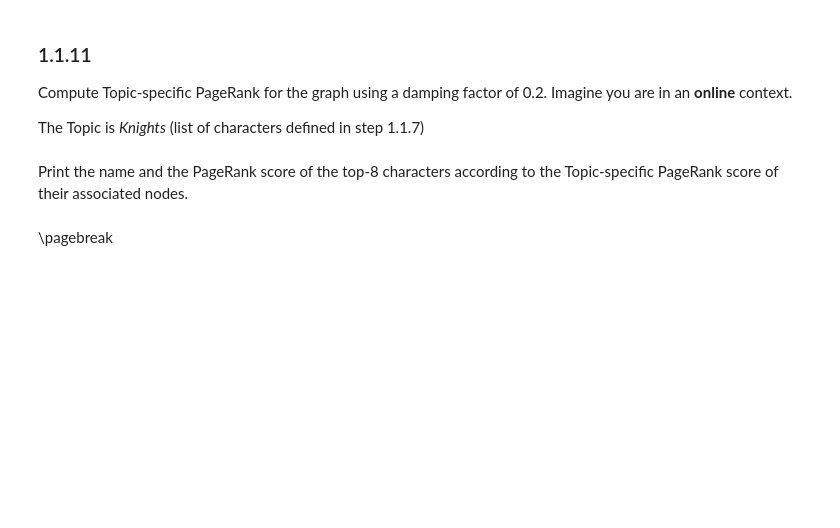
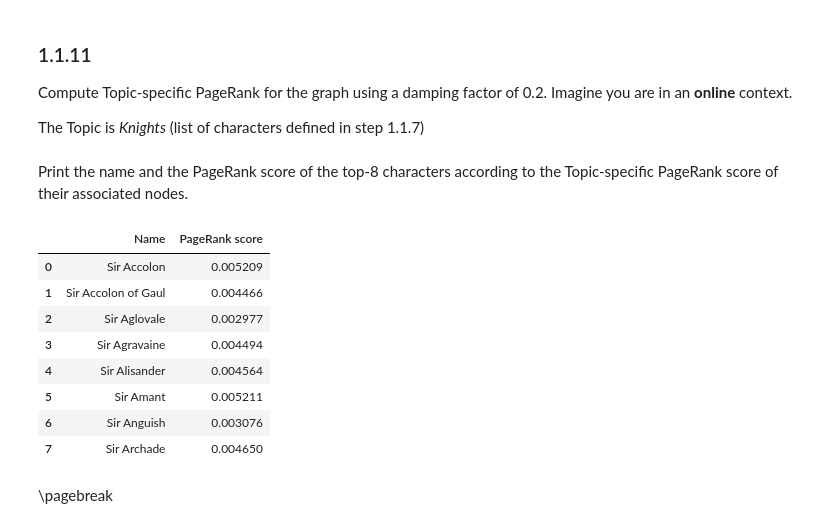
Before and after one commit to Joanna-O-Ben/ADM23_HW1, a Jupyter notebook: HW2/DMT2023_HW2.ipynb, the cells around one changed output. Drawn from its saved outputs; the diff is of its cells as text; code cells hidden in the pictures; blank space fills up the shorter version.

```diff
--- a/HW2/DMT2023_HW2.ipynb
+++ b/HW2/DMT2023_HW2.ipynb
@@ -655,12 +651,12 @@ The Topic is *Knights* (list of characters defined in step 1.1.7)
 # %%
 #YOUR CODE STARTS HERE#
 
+# char_names = sorted(list(all_characters))
 
+damping_factor = 0.2
+alpha = 1. - damping_factor
 
-
-
-
-
+online_ts_pr = nx.pagerank(G, alpha=alpha)
 
 
 
@@ -680,14 +676,24 @@ Print the name and the PageRank score of the top-8 characters according to the T
 # %%
 #YOUR CODE STARTS HERE#
 
+k = 8
+top8 = return_top_scores(online_ts_pr, "Sir", k)
+# print(top8)
 
-
-
-
-
+pd.DataFrame(top8, columns=["Name","PageRank score"])
 
 #YOUR CODE ENDS HERE#
 #THIS IS LINE 10#
+# %% [output]
+|  | Name | PageRank score |
+| 0 | Sir Accolon | 0.005209 |
+| 1 | Sir Accolon of Gaul | 0.004466 |
+| 2 | Sir Aglovale | 0.002977 |
+| 3 | Sir Agravaine | 0.004494 |
+| 4 | Sir Alisander | 0.004564 |
+| 5 | Sir Amant | 0.005211 |
+| 6 | Sir Anguish | 0.003076 |
+| 7 | Sir Archade | 0.004650 |
 # %% [markdown]
 <div style="page-break-after: always; visibility: hidden">
 \pagebreak
```
Also changed, not shown: parts of 19 cells of this notebook.
